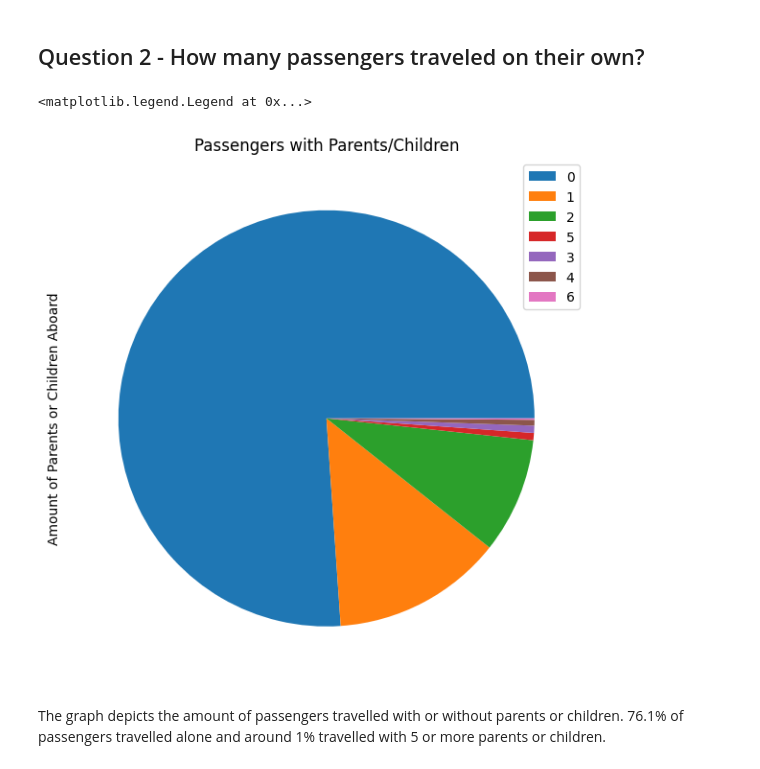
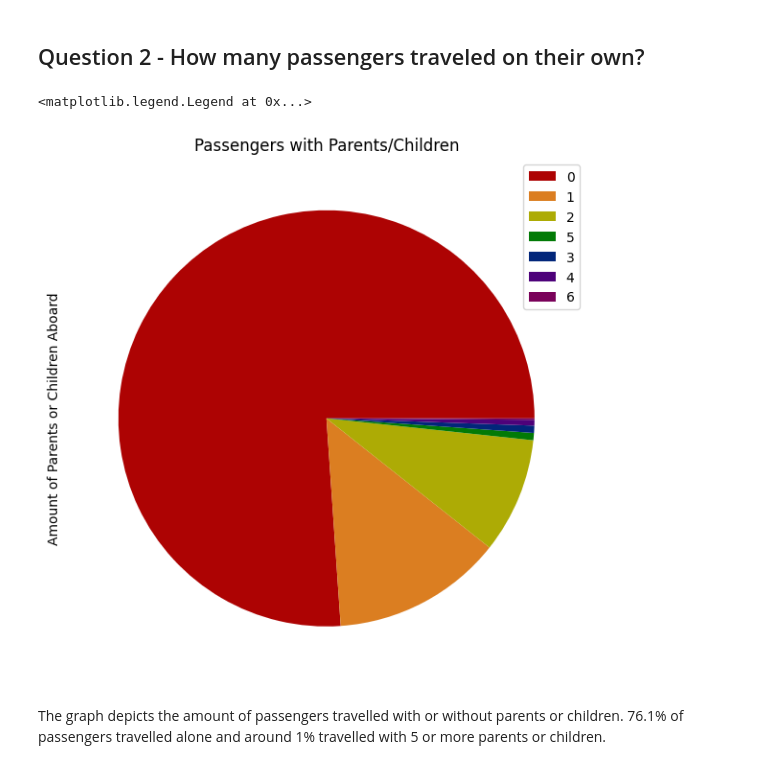
Before and after one commit to adalei1801/unit-3-data-science, a Jupyter notebook: 02_titanic.ipynb, the cells around one changed output. Cells and saved outputs as stored; diff of their text form; code cells hidden in the pictures.

```diff
--- a/02_titanic.ipynb
+++ b/02_titanic.ipynb
@@ -44,13 +25,13 @@ This graph depicts the ports from which the passengers boarded the Titanic. A ma
 # %%
 travel_pass = titanic_df["Parch"].value_counts()
 
-travel_pass.plot.pie(figsize=(7,8), labeldistance=1.1, textprops=dict(color='white', fontsize=15))
+travel_pass.plot.pie(figsize=(7,8), labeldistance=1.1, textprops=dict(color='white', fontsize=15), colors=['#ad0303', '#db7e21', '#adab05', '#027a06', '#02267a', '#4e027a', '#7a025a'])
 plt.title("Passengers with Parents/Children")
 plt.ylabel("Amount of Parents or Children Aboard")
 plt.legend()
 # %% [output]
 <matplotlib.legend.Legend at 0x...>
-[figure, old version]
+[figure, new version]
 # %% [markdown]
 The graph depicts the amount of passengers travelled with or without parents or children. 76.1% of passengers travelled alone and around 1% travelled with 5 or more parents or children.
 # %% [markdown]
```
Also changed, not shown: parts of 6 cells of this notebook.
